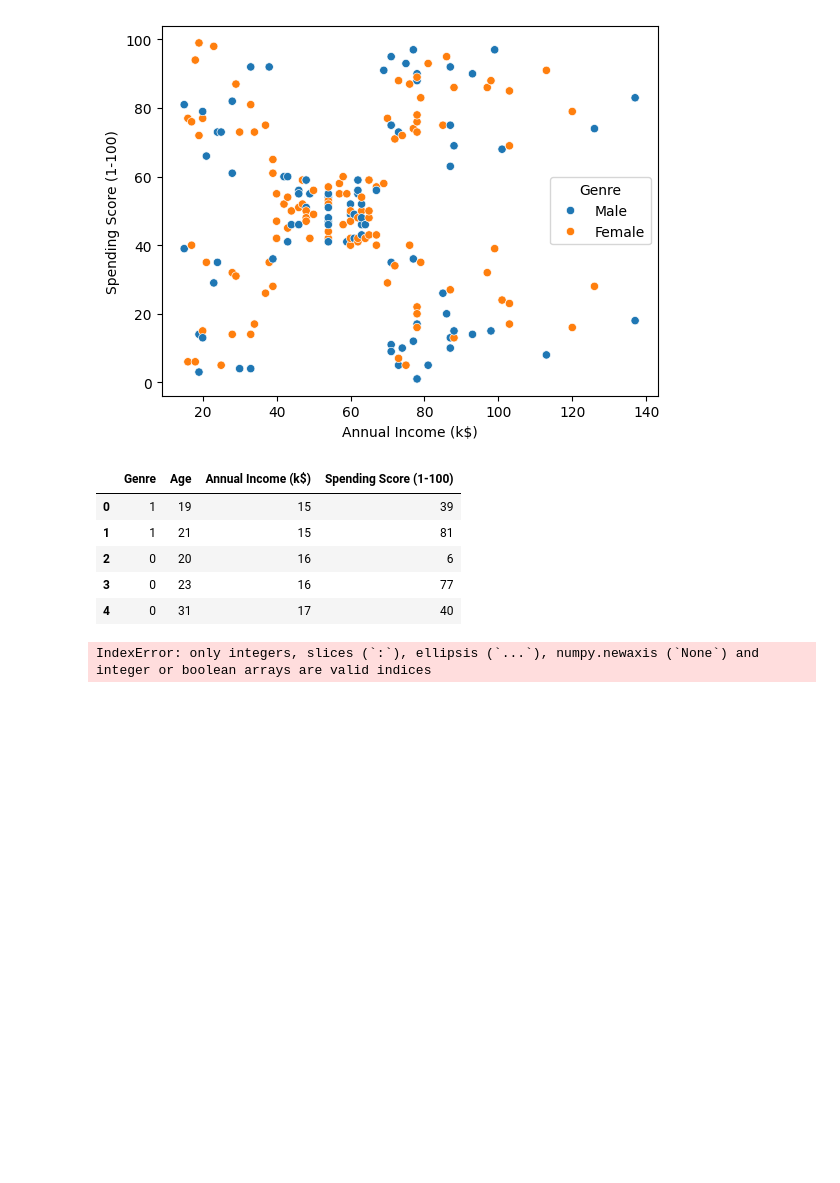
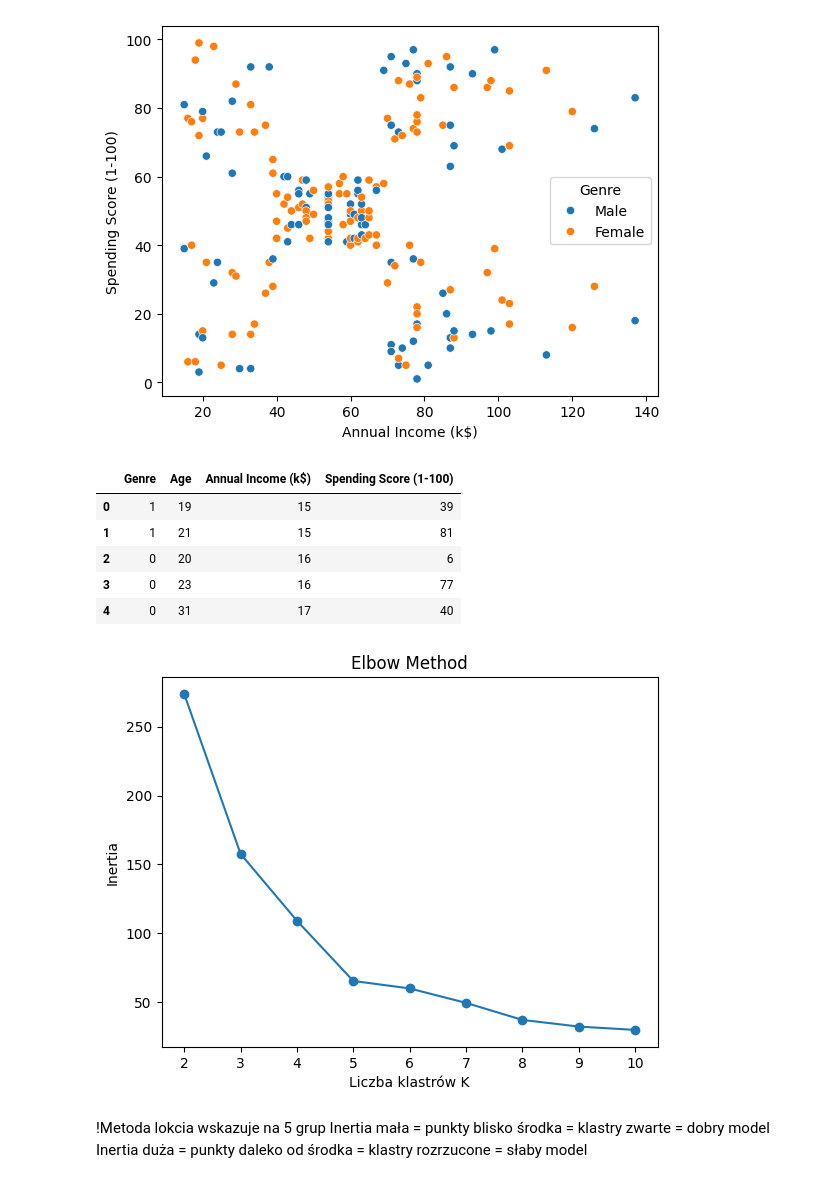
Before and after one commit to dokede/ML, a Jupyter notebook: customers/customers.ipynb, the cells around one changed output. Cells and saved outputs as stored; diff of their text form; code cells hidden in the pictures; blank space fills up the shorter version.

```diff
--- a/customers/customers.ipynb
+++ b/customers/customers.ipynb
@@ -57,17 +66,27 @@ df.head()
 | 2 | 0 | 20 | 16 | 6 |
 | 3 | 0 | 23 | 16 | 77 |
 | 4 | 0 | 31 | 17 | 40 |
-# %%
-df['Genre_encoded'] = (df['Genre'] == 'Male').astype(int)
-
-X = df[['Genre_encoded', 'Age', 'Annual Income (k$)', 'Spending Score (1-100)']]
-
-scaler = StandardScaler()
-X_scaled = scaler.fit_transform(X)
-
-kmeans = KMeans(n_clusters=5, random_state=42)
-df['Cluster'] = kmeans.fit_predict(X_scaled)
-
-print(df.groupby('Cluster')[['Genre_encoded', 'Annual Income (k$)', 'Spending Score (1-100)']].mean().round(1))
-# %% [output]
-IndexError: only integers, slices (`:`), ellipsis (`...`), numpy.newaxis (`None`) and integer or boolean arrays are valid indices
+# %%
+X = df[['Annual Income (k$)', 'Spending Score (1-100)']]
+
+scaler = StandardScaler()
+X_scaled = scaler.fit_transform(X)
+
+inertia = []
+
+for k in range(2, 11):
+    kmeans = KMeans(n_clusters=k, random_state=42)
+    kmeans.fit(X_scaled)
+    inertia.append(kmeans.inertia_)
+
+plt.plot(range(2, 11), inertia, 'o-')
+plt.title('Elbow Method')
+plt.xlabel('Liczba klastrów K')
+plt.ylabel('Inertia')
+plt.show()
+# %% [output]
+[figure, added]
+# %% [markdown]
+!Metoda lokcia wskazuje na 5 grup
+Inertia mała = punkty blisko środka = klastry zwarte = dobry model
+Inertia duża = punkty daleko od środka = klastry rozrzucone = słaby model
```
Also changed, not shown: parts of 14 cells of this notebook.
